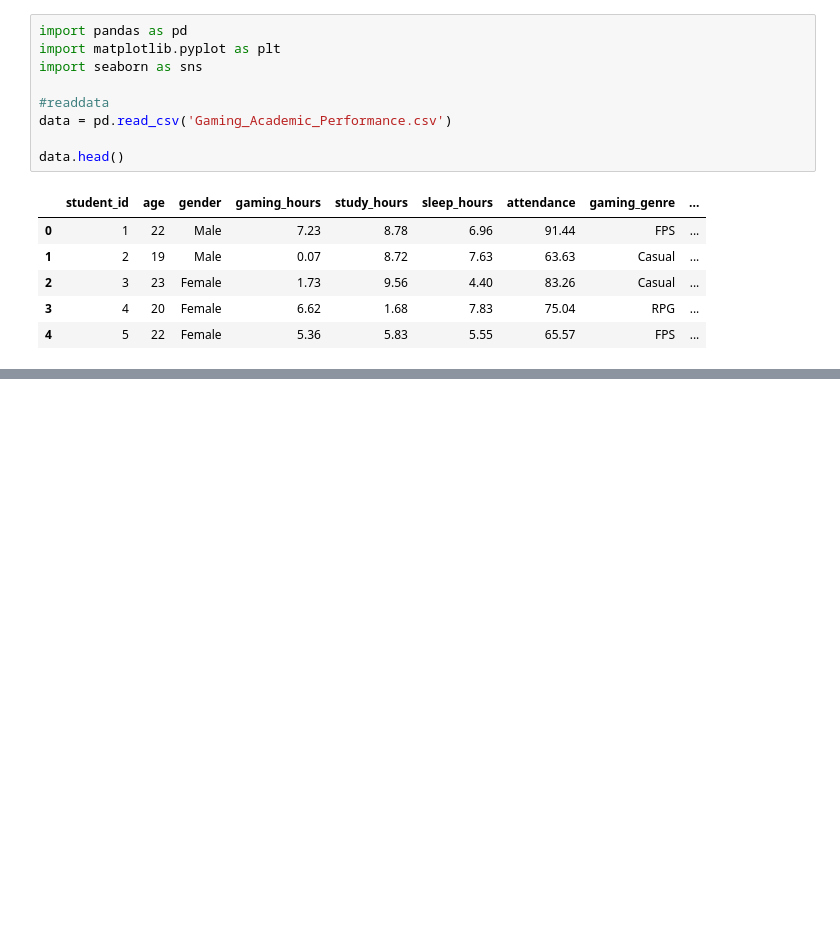
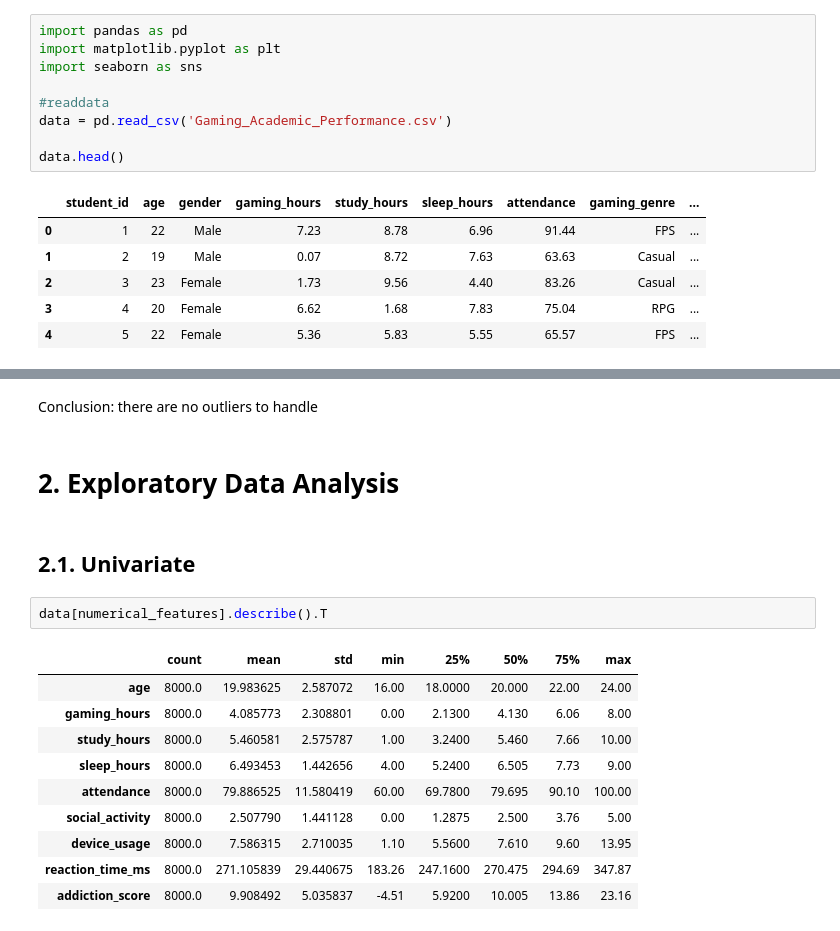
Before and after one commit to trungsyd2409/EDA_academic_perfomance, a Jupyter notebook: main.ipynb, the cells around one changed output, grey strips where cells are left out. Drawn from its saved outputs; the diff is of its cells as text; blank space fills up the shorter version.

Commit message:
Complete preprocessing stage and  univariate analysis

```diff
--- a/main.ipynb
+++ b/main.ipynb
@@ -23,0 +148,19 @@ data.describe()
+# %% [markdown]
+Conclusion: there are no outliers to handle
+# %% [markdown]
+# 2. Exploratory Data Analysis
+# %% [markdown]
+## 2.1. Univariate
+# %%
+data[numerical_features].describe().T
+# %% [output]
+|  | count | mean | std | min | 25% | 50% | 75% | max |
+| age | 8000.0 | 19.983625 | 2.587072 | 16.00 | 18.0000 | 20.000 | 22.00 | 24.00 |
+| gaming_hours | 8000.0 | 4.085773 | 2.308801 | 0.00 | 2.1300 | 4.130 | 6.06 | 8.00 |
+| study_hours | 8000.0 | 5.460581 | 2.575787 | 1.00 | 3.2400 | 5.460 | 7.66 | 10.00 |
+| sleep_hours | 8000.0 | 6.493453 | 1.442656 | 4.00 | 5.2400 | 6.505 | 7.73 | 9.00 |
+| attendance | 8000.0 | 79.886525 | 11.580419 | 60.00 | 69.7800 | 79.695 | 90.10 | 100.00 |
+| social_activity | 8000.0 | 2.507790 | 1.441128 | 0.00 | 1.2875 | 2.500 | 3.76 | 5.00 |
+| device_usage | 8000.0 | 7.586315 | 2.710035 | 1.10 | 5.5600 | 7.610 | 9.60 | 13.95 |
+| reaction_time_ms | 8000.0 | 271.105839 | 29.440675 | 183.26 | 247.1600 | 270.475 | 294.69 | 347.87 |
+| addiction_score | 8000.0 | 9.908492 | 5.035837 | -4.51 | 5.9200 | 10.005 | 13.86 | 23.16 |
```
Also changed, not shown: parts of 24 cells of this notebook.
